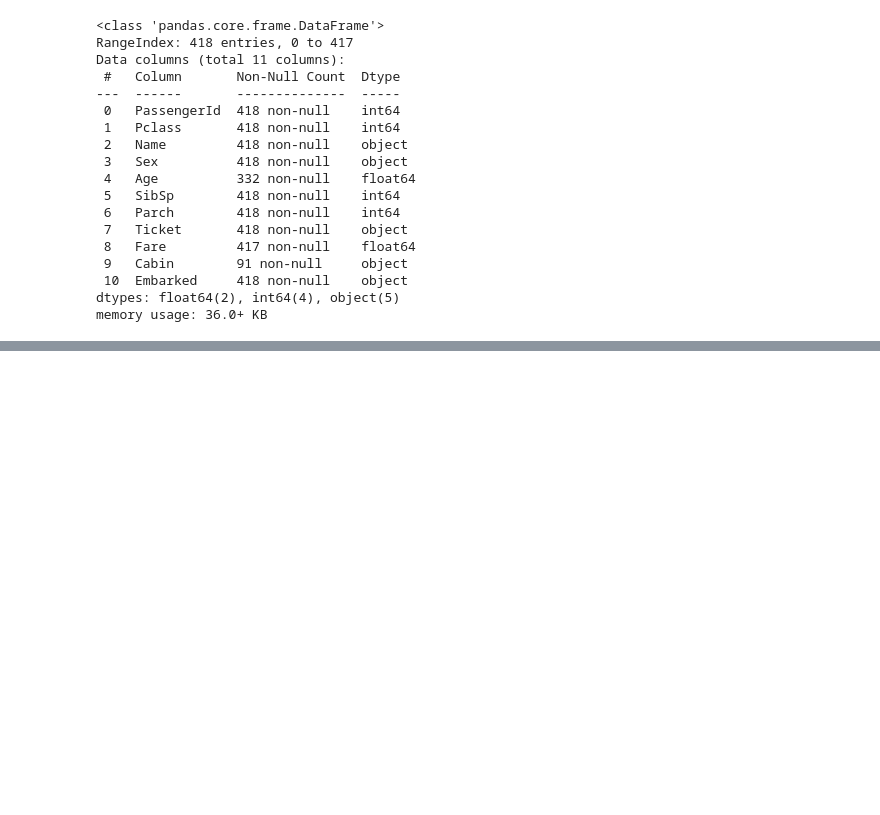
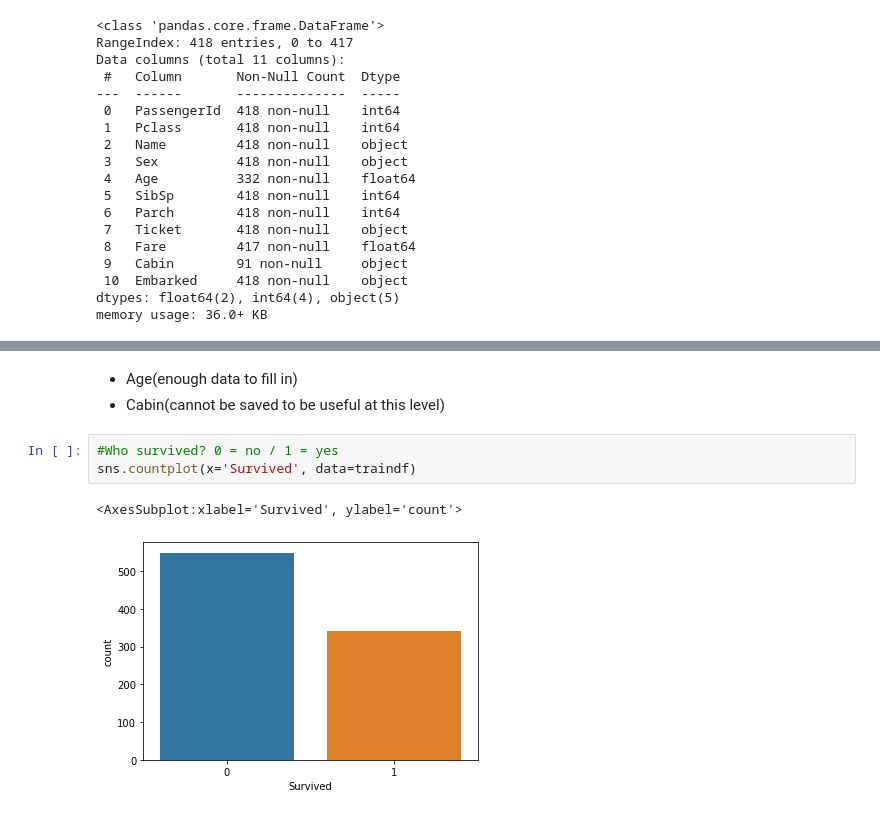
Before and after one commit to HunterKane/TItanic---Kaggle-ML-Competition, a Jupyter notebook: Titanic Kaggle Competition .ipynb, the cells around one changed output, grey strips where cells are left out. Saved outputs shown, nothing was run; the diff lists cells and outputs as text; blank space fills up the shorter version.

```diff
--- a/Titanic Kaggle Competition .ipynb
+++ b/Titanic Kaggle Competition .ipynb
@@ -85,0 +182,9 @@ traindf.head()
+# %% [markdown]
+- Age(enough data to fill in)
+- Cabin(cannot be saved to be useful at this level)
+# %%
+#Who survived? 0 = no / 1 = yes
+sns.countplot(x='Survived', data=traindf)
+# %% [output]
+<AxesSubplot:xlabel='Survived', ylabel='count'>
+[figure, added]
```
Also changed, not shown: parts of 41 cells of this notebook.
